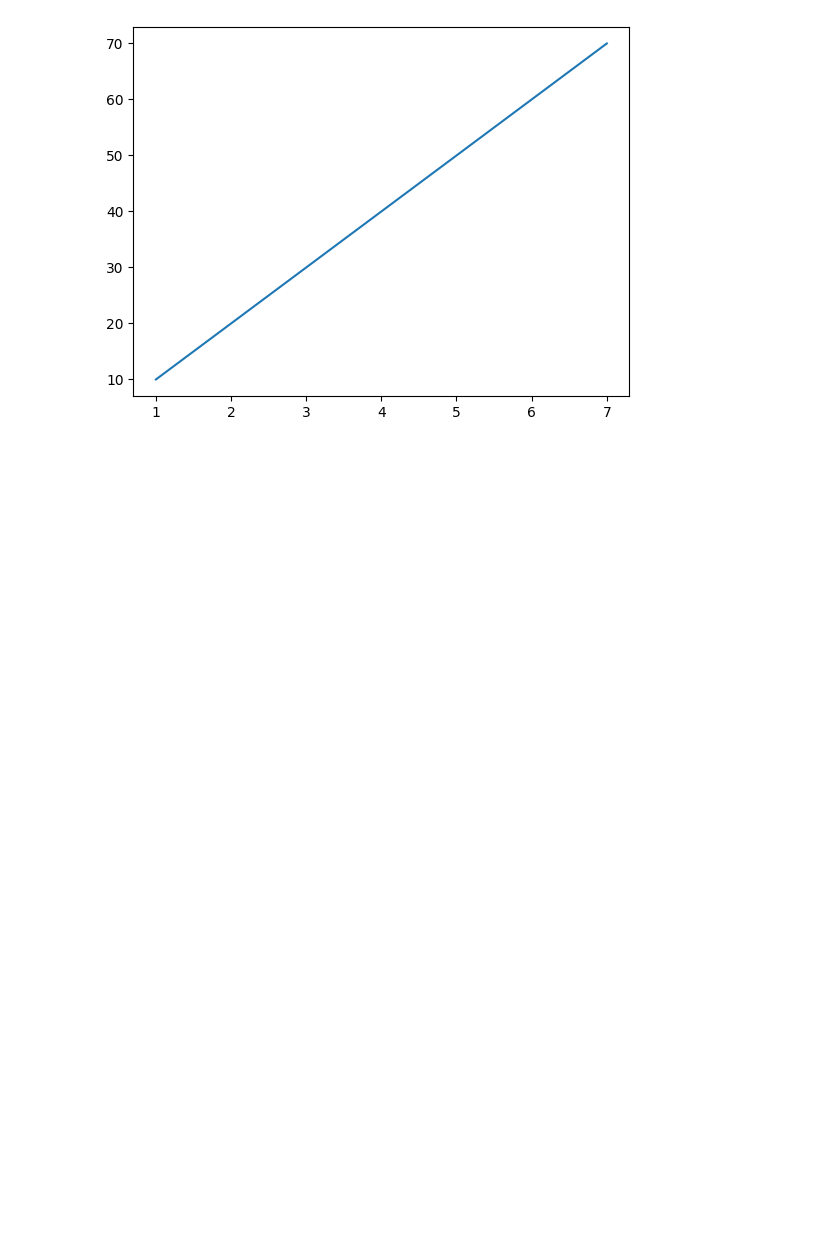
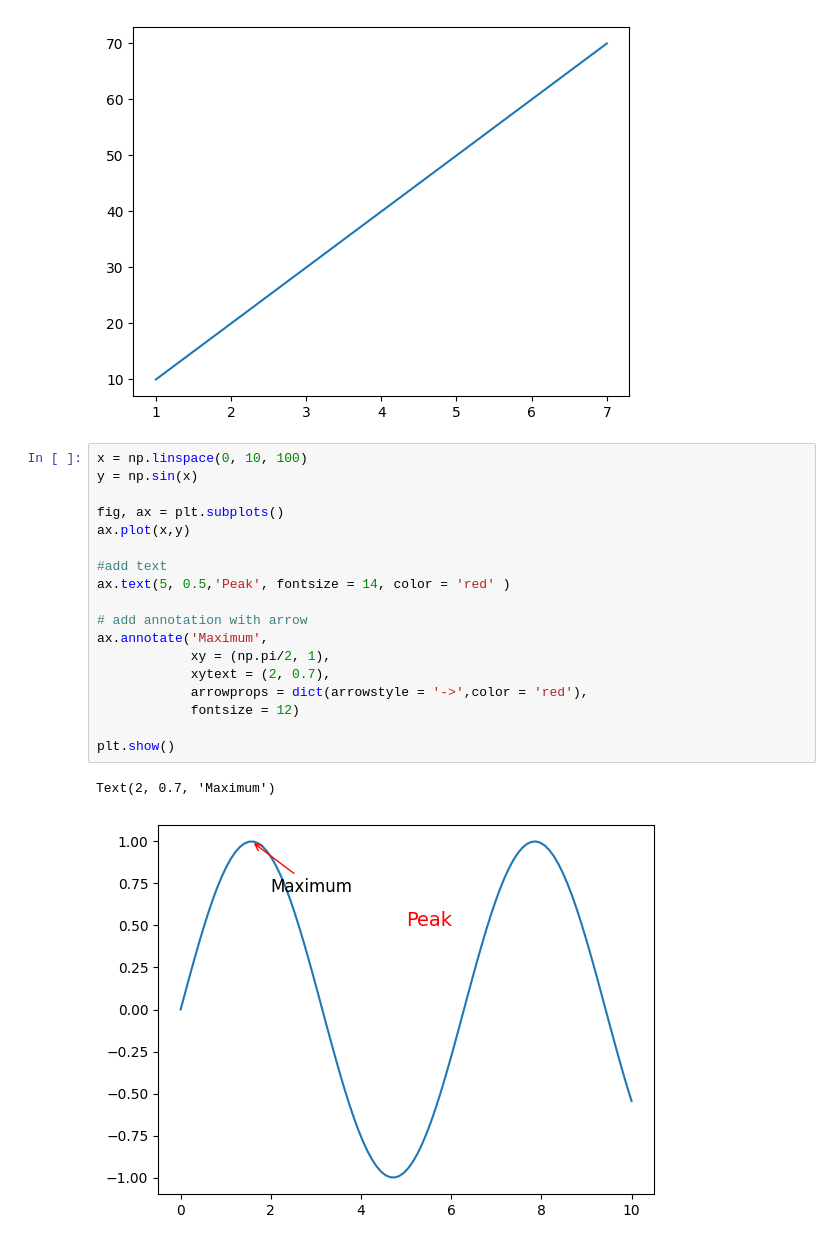
Before and after one commit to Subodhoraw/Python-revive, a Jupyter notebook: Q&A/python_details/matplotlibd/intemedmatplot.ipynb, the cells around one changed output. Drawn from its saved outputs; the diff is of its cells as text; blank space fills up the shorter version.

```diff
--- a/Q&A/python_details/matplotlibd/intemedmatplot.ipynb
+++ b/Q&A/python_details/matplotlibd/intemedmatplot.ipynb
@@ -128,3 +128,24 @@ plt.show()
 # %% [output]
 ValueError: The number of FixedLocator locations (7), usually from a call to set_ticks, does not match the number of labels (5).
 [figure]
+# %%
+x = np.linspace(0, 10, 100)
+y = np.sin(x)
+
+fig, ax = plt.subplots()
+ax.plot(x,y)
+
+#add text
+ax.text(5, 0.5,'Peak', fontsize = 14, color = 'red' )
+
+# add annotation with arrow
+ax.annotate('Maximum',
+            xy = (np.pi/2, 1),
+            xytext = (2, 0.7),
+            arrowprops = dict(arrowstyle = '->',color = 'red'),
+            fontsize = 12)
+
+plt.show()
+# %% [output]
+Text(2, 0.7, 'Maximum')
+[figure, added]
```
Also changed, not shown: parts of 6 cells of this notebook.
